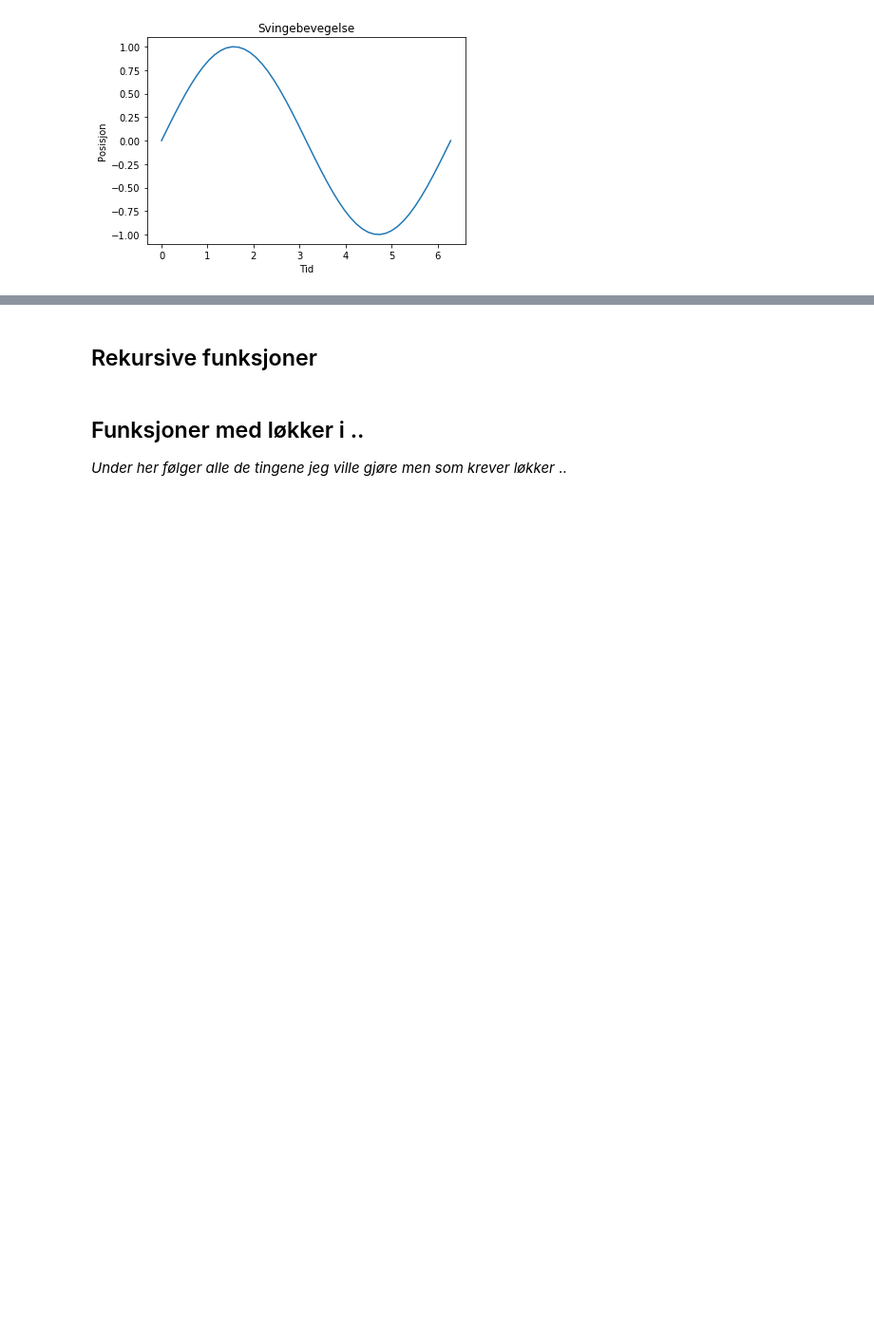
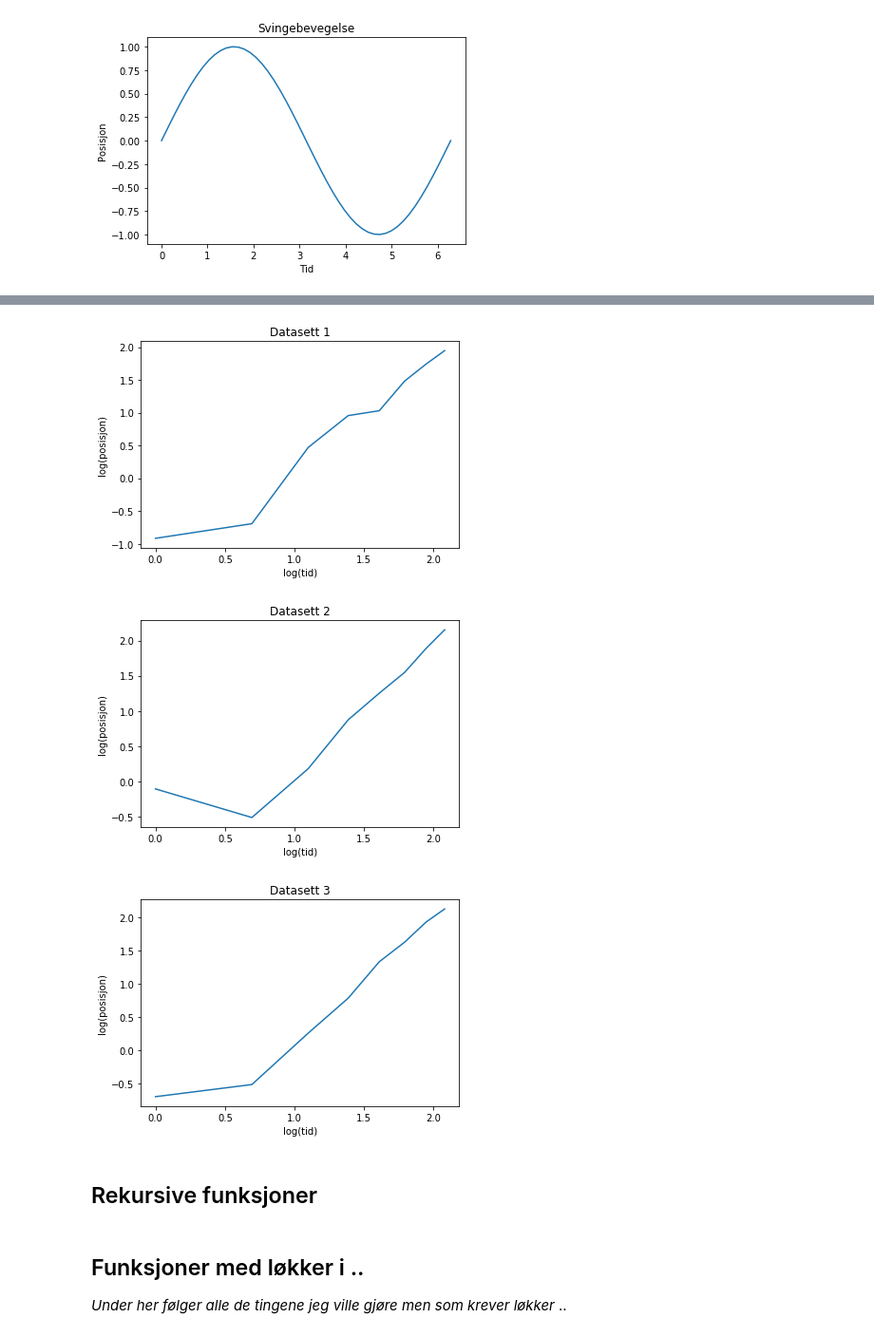
Before and after one commit to uio-profag/notebooks, a Jupyter notebook: vgs/2018-12-17-Funksjoner.ipynb, the cells around one changed output, grey strips where cells are left out. Shown: that part at 95% size. Drawn from its saved outputs; the diff is of its cells as text; code cells hidden in the pictures; blank space fills up the shorter version.

```diff
--- a/vgs/2018-12-17-Funksjoner.ipynb
+++ b/vgs/2018-12-17-Funksjoner.ipynb
@@ -120,3 +222,27 @@ Lag en funksjon som beregner arealet som utspennes mellom to vektorer. Det kan h
+# %%
+tid1 = np.asarray([1, 2, 3, 4, 5, 6, 7, 8])
+posisjon1 = array([0.4, 0.5, 1.6, 2.6, 2.8, 4.4, 5.7, 7.0])
+
+tid2 = np.asarray([1, 2, 3, 4, 5, 6, 7, 8])
+posisjon2 = array([0.9, 0.6, 1.2, 2.4, 3.5, 4.7, 6.6, 8.6])
+
+tid3 = np.asarray([1, 2, 3, 4, 5, 6, 7, 8])
+posisjon3 = array([0.5, 0.6, 1.3, 2.2, 3.8, 5.1, 6.9, 8.4])
+
+def analyse(x, y, datasett):
+    figure()
+    plot(log(x), log(y))
+    xlabel("log(tid)")
+    ylabel("log(posisjon)")
+    title("Datasett "+datasett)
+
+analyse(tid1, posisjon1, "1")
+analyse(tid2, posisjon2, "2")
+analyse(tid3, posisjon3, "3")
+# %% [output]
+[figure, added]
+[figure, added]
+[figure, added]
 # %% [markdown]
 ## Rekursive funksjoner
 # %% [markdown]
```
Also changed, not shown: parts of 28 cells of this notebook.
